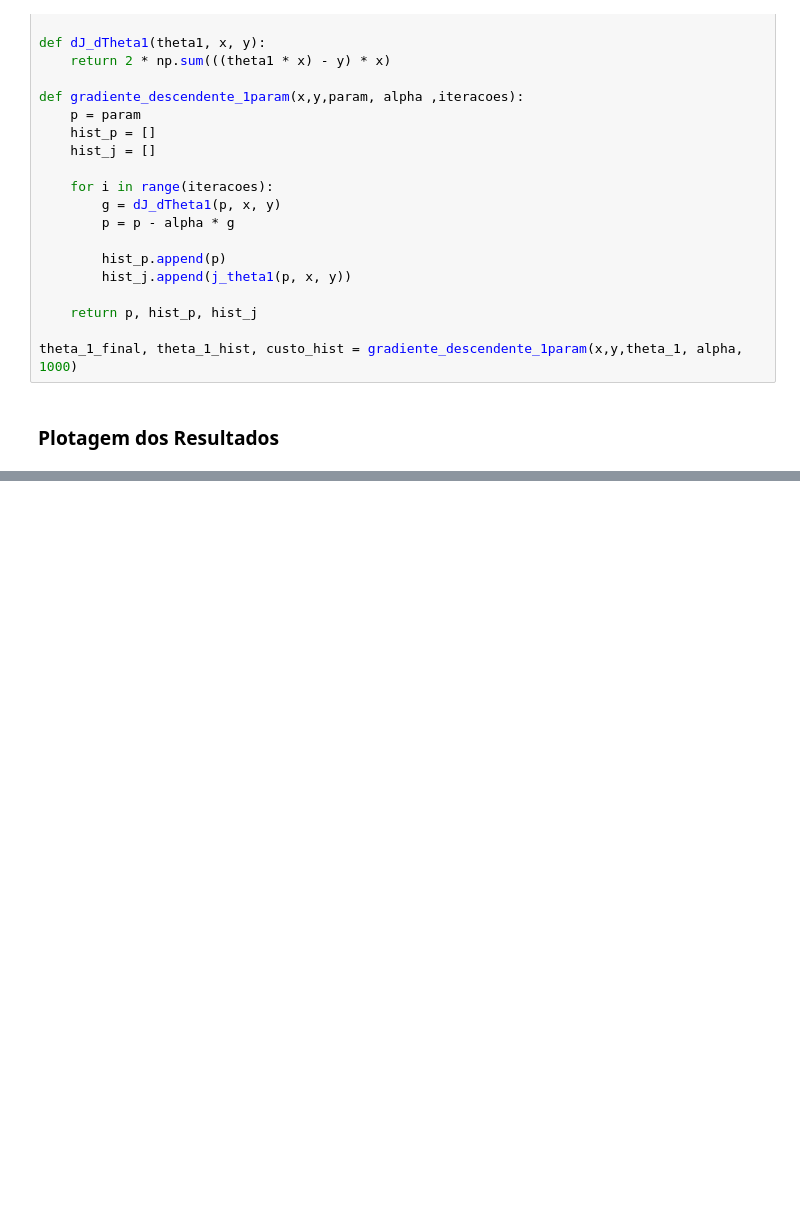
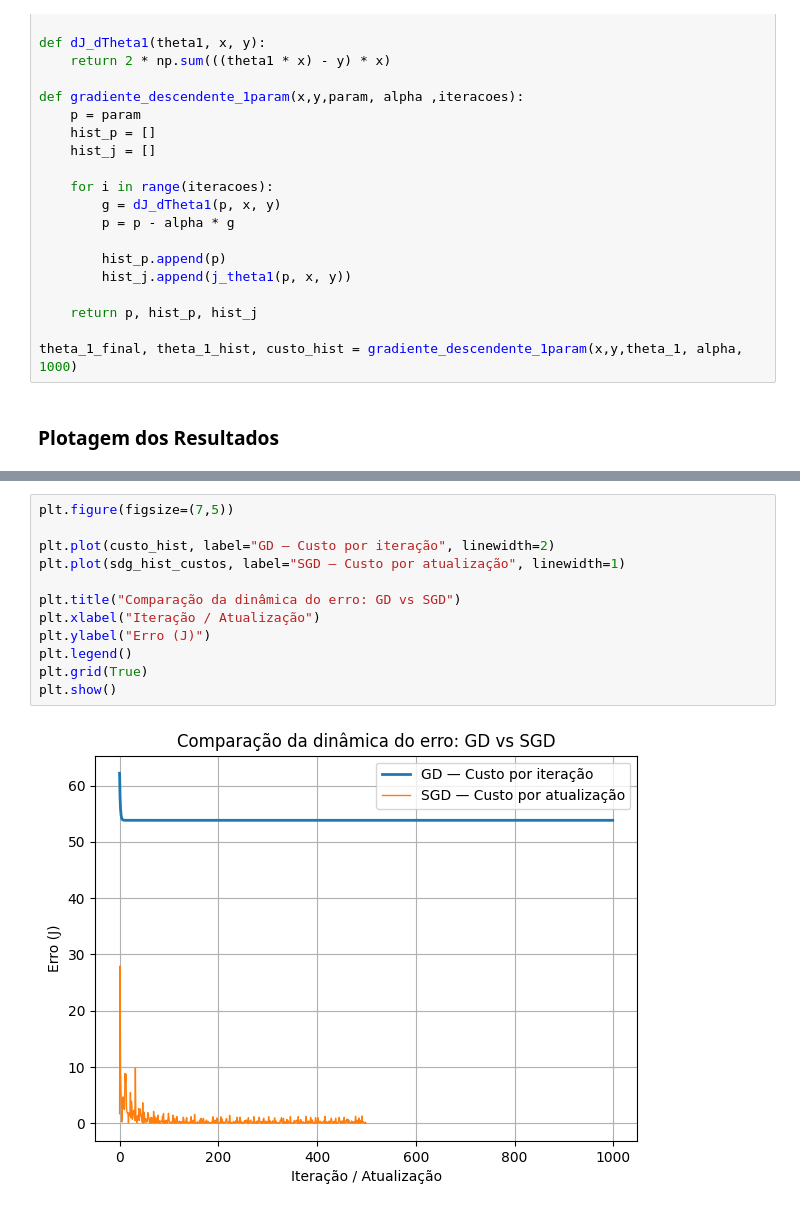
Before and after one commit to YhannMatheus/Calculo-computacional, a Jupyter notebook: Trabalho_2/trab2.ipynb, the cells around one changed output, grey strips where cells are left out. Drawn from its saved outputs; the diff is of its cells as text; blank space fills up the shorter version.

```diff
--- a/Trabalho_2/trab2.ipynb
+++ b/Trabalho_2/trab2.ipynb
@@ -301,0 +375,14 @@ def regrecao_linear_analitica(x, y):
+# %%
+plt.figure(figsize=(7,5))
+
+plt.plot(custo_hist, label="GD — Custo por iteração", linewidth=2)
+plt.plot(sdg_hist_custos, label="SGD — Custo por atualização", linewidth=1)
+
+plt.title("Comparação da dinâmica do erro: GD vs SGD")
+plt.xlabel("Iteração / Atualização")
+plt.ylabel("Erro (J)")
+plt.legend()
+plt.grid(True)
+plt.show()
+# %% [output]
+[figure, added]
```
Also changed, not shown: parts of 8 cells of this notebook.
